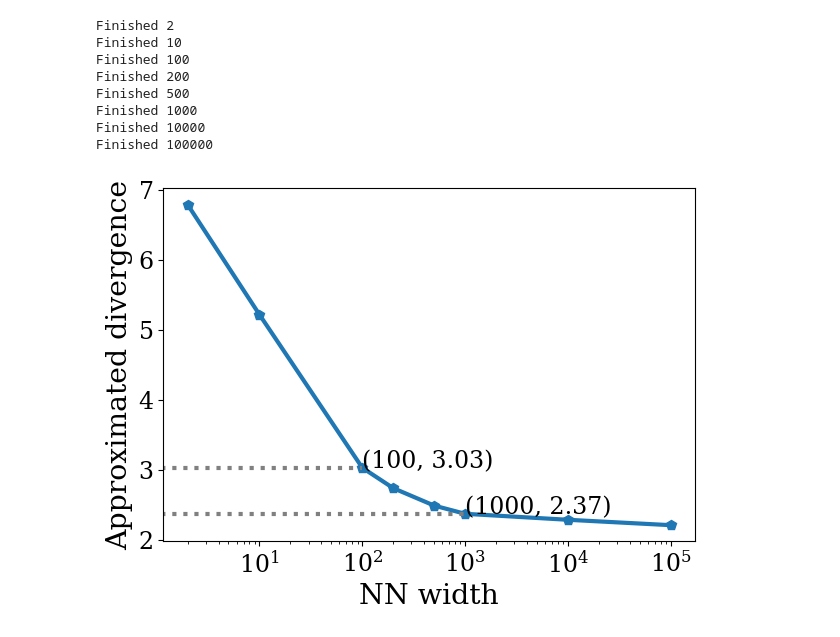
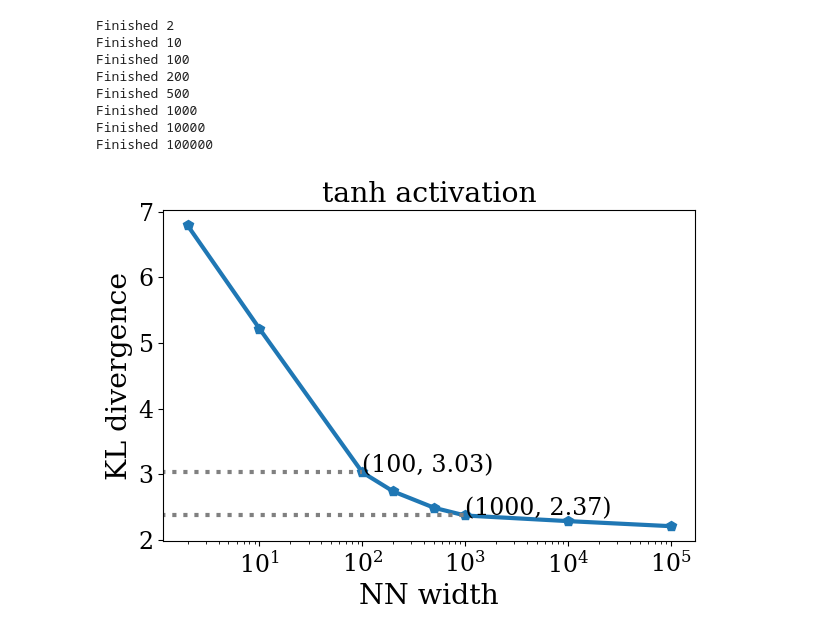
Before and after one commit to guanshaoheng/gaussian_nn_tugraz, a Jupyter notebook: link_NN_Gaussian/NN_is_GP.ipynb, the cells around one changed output. Cells and saved outputs as stored; diff of their text form; code cells hidden in the pictures.

```diff
--- a/link_NN_Gaussian/NN_is_GP.ipynb
+++ b/link_NN_Gaussian/NN_is_GP.ipynb
@@ -248,8 +238,8 @@ neal_1996(hidden=1000)
 # %%
-def rand_gen_NN(hidden=100, num_samples = 5, activation='sigmoid'):
+def rand_gen_NN(hidden=100, num_samples = 5, activation='sigmoid', double_hidden_flag=False):
     y = []
     for i in range(num_samples):
-        model = basicNN(hidden_num=hidden, activation=activation)
+        model = basicNN(hidden_num=hidden, activation=activation, double_hidden_flag=double_hidden_flag)
         with torch.no_grad():
             y.append(model(torch.from_numpy(x).float()).numpy().reshape(-1))
     return np.array(y)
@@ -389,7 +379,7 @@ def plot_nn_kernel(
     plt.close()
     return k_nn
 # for i in ['linear', 'sigmoid', 'tanh', 'relu', 'sin', 'bessel']:
-for activation in ['relu',]:
+for activation in ['relu','tanh', 'sin']:
     for node in [2, 100, 5000]:  # [2, 10, 100, 5000]
         for num_samples in [5000]:
             k_nn = plot_nn_kernel(
@@ -435,10 +431,15 @@ def plot_samples(hidden_node, activation = 'tanh', num_samples=1000):
     fig.savefig('figs/gaussian_NN_sample_based_on_NNkernel_%s_node%d.jpg' % (activation, hidden_node),
                 dpi=200)
     plt.show()
-for hidden_node in [2, 10, 100, 1000]:
-    plot_samples(hidden_node=hidden_node)
 # %% [output]
 [figure]
 [figure]
 [figure]
 [figure]
+# %%
+# tanh
+for hidden_node in [2, 100, 5000]:
+    plot_samples(hidden_node=hidden_node)
+# sin
+for hidden_node in [2, 100, 5000]:
+    plot_samples(hidden_node=hidden_node, activation='sin')
@@ -491,26 +499,29 @@ Finished 1000
 Finished 10000
 Finished 100000
 # %%
+# tanh single layer
+
 plt.plot(num_list, divergence, marker = 'p')
 # plt.axis('xlog')
-plt.ylabel('Approximated divergence')
+plt.ylabel('KL divergence')
 plt.xlabel('NN width')
 plt.plot([0, 100], [divergence[2], divergence[2]], linestyle='dotted', color='gray')
 plt.plot([0, 1000], [divergence[5], divergence[5]], linestyle='dotted', color='gray')
 
 plt.text(x=100, y= divergence[2], s='(%d, %.2f)' % (100, divergence[2]),
          # bbox=dict(facecolor='tab:red', alpha=0.5)
          )
 
 plt.text(x=1000, y= divergence[5], s='(%d, %.2f)' % (1000, divergence[5]),
          # bbox=dict(facecolor='tab:red', alpha=0.5)
          )
 ax = plt.gca()
+plt.title('tanh activation')
 ax.set_xscale('log')
 plt.tight_layout()
 fig = plt.gcf()
-fig.savefig('./figs/approximated KL distance.png', dpi=200)
+fig.savefig('./figs/approximated KL distance tanh single layer.png', dpi=200)
 plt.show()
 plt.close()
 # %% [output]
-[figure, old version]
+[figure, new version]
```
Also changed, not shown: parts of 10 cells of this notebook.
